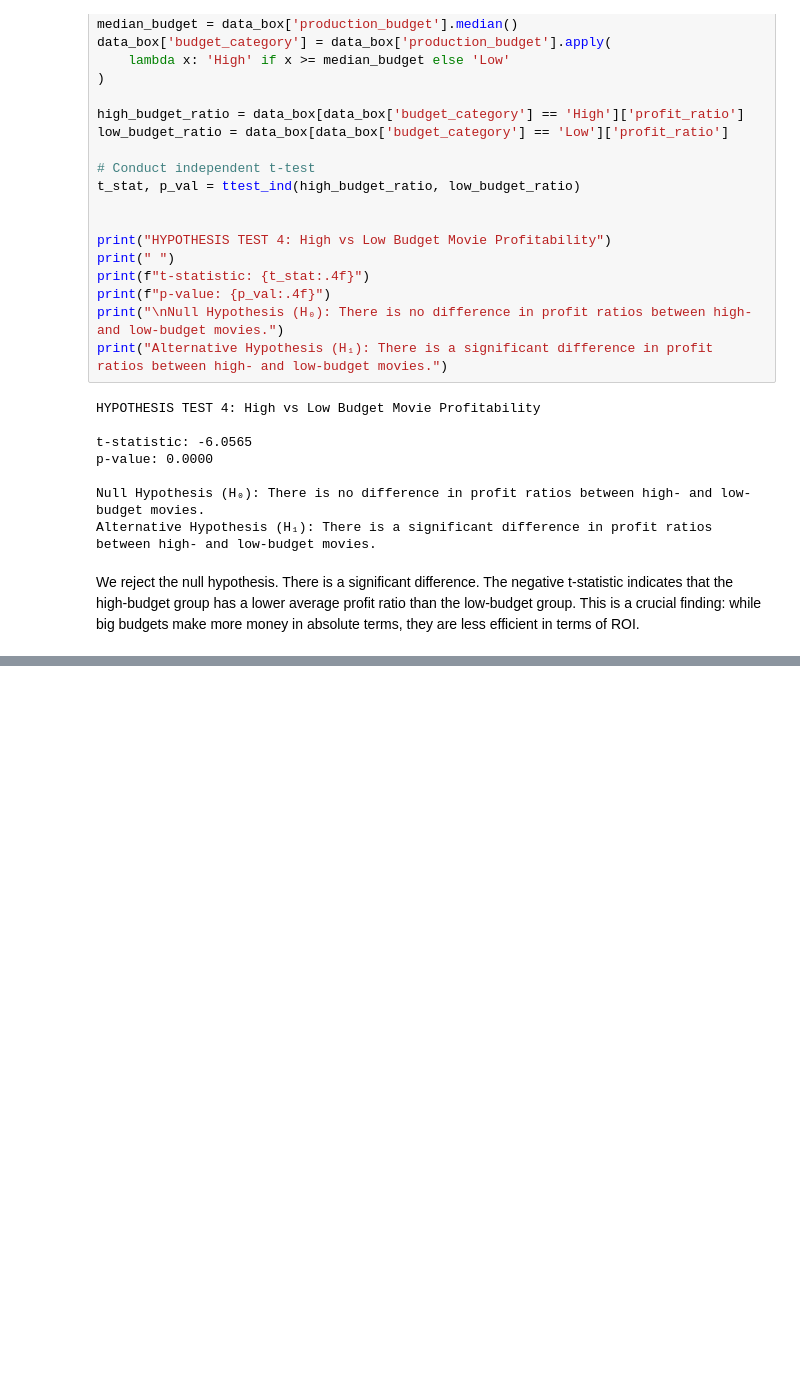
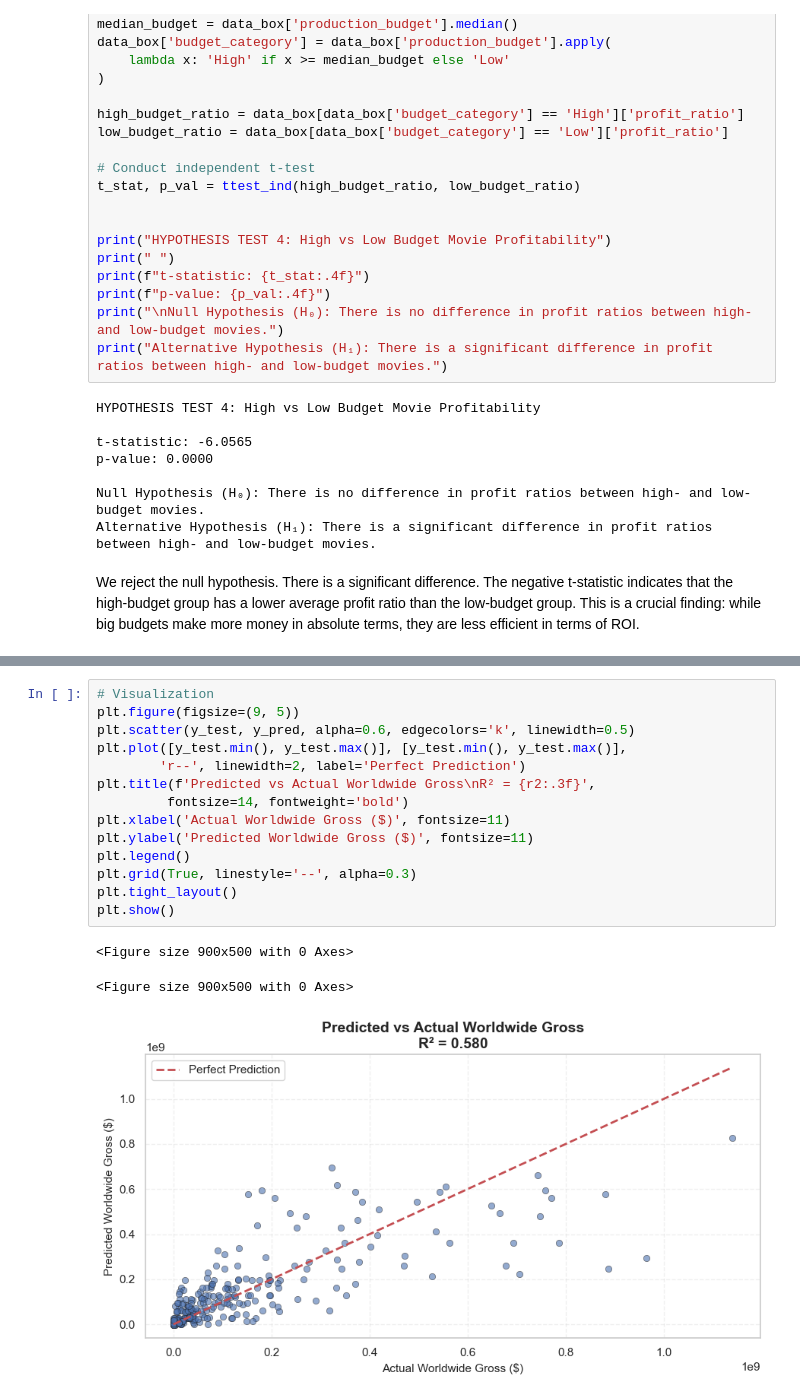
Before and after one commit to lorenaterah/Phase-2-project-G3, a Jupyter notebook: Notebooks/salma.ipynb, the cells around one changed output, grey strips where cells are left out. Drawn from its saved outputs; the diff is of its cells as text; blank space fills up the shorter version.

```diff
--- a/Notebooks/salma.ipynb
+++ b/Notebooks/salma.ipynb
@@ -967,0 +1121,18 @@ Alternative Hypothesis (H₁): There is a significant difference in profit ratio
+# %%
+# Visualization
+plt.figure(figsize=(9, 5))
+plt.scatter(y_test, y_pred, alpha=0.6, edgecolors='k', linewidth=0.5)
+plt.plot([y_test.min(), y_test.max()], [y_test.min(), y_test.max()],
+        'r--', linewidth=2, label='Perfect Prediction')
+plt.title(f'Predicted vs Actual Worldwide Gross\nR² = {r2:.3f}',
+         fontsize=14, fontweight='bold')
+plt.xlabel('Actual Worldwide Gross ($)', fontsize=11)
+plt.ylabel('Predicted Worldwide Gross ($)', fontsize=11)
+plt.legend()
+plt.grid(True, linestyle='--', alpha=0.3)
+plt.tight_layout()
+plt.show()
+# %% [output]
+<Figure size 900x500 with 0 Axes>
+<Figure size 900x500 with 0 Axes>
+[figure, added]
```
Also changed, not shown: parts of 10 cells of this notebook.
